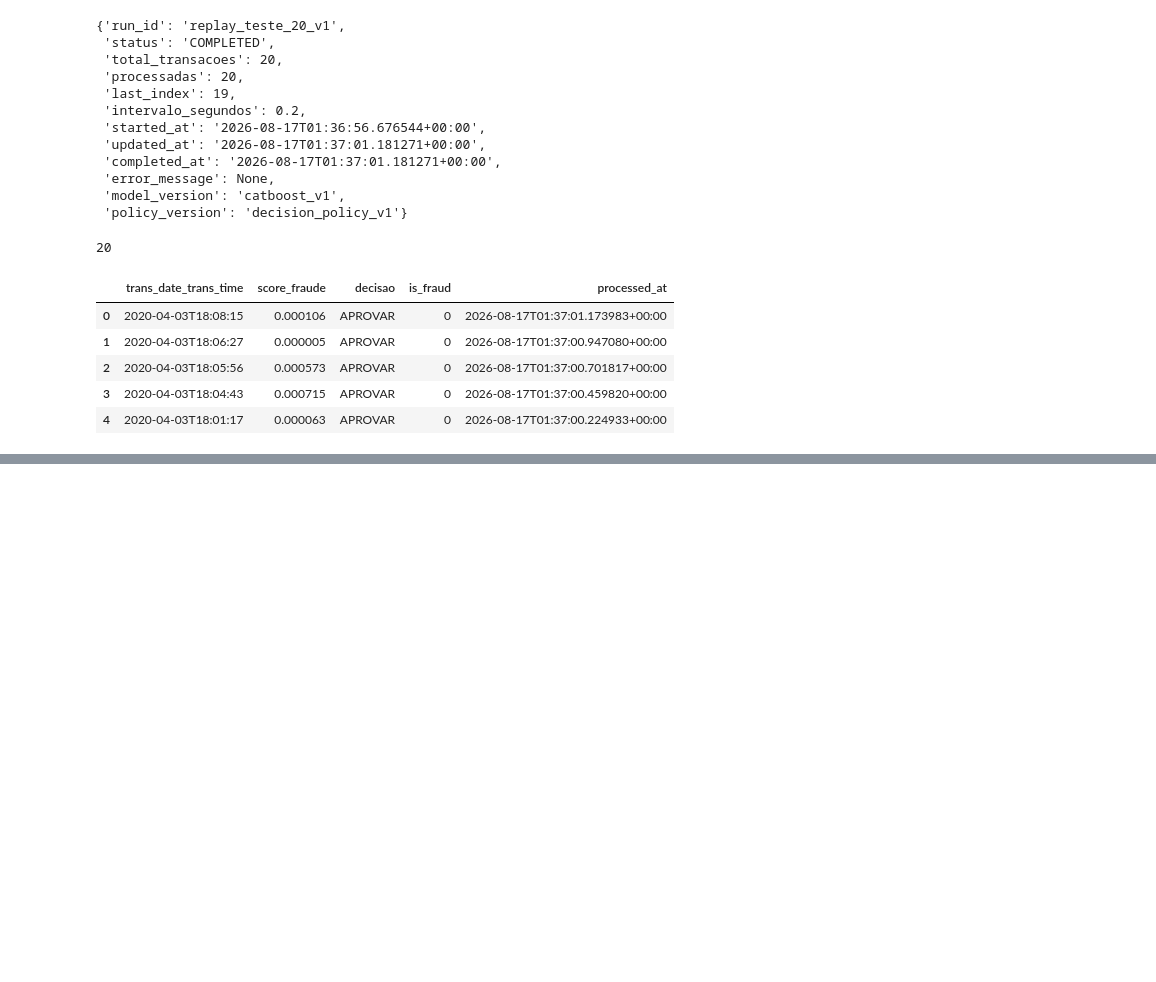
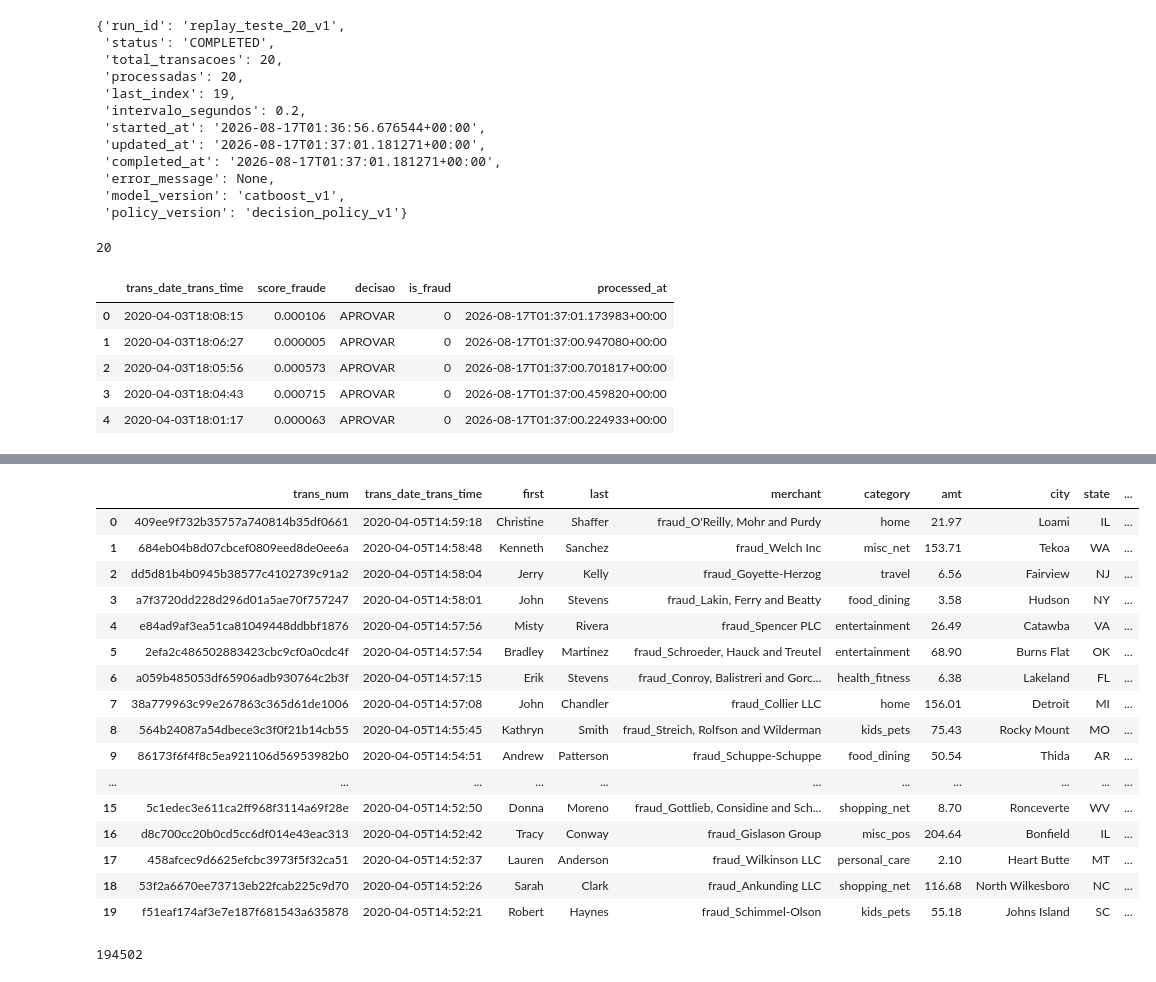
Before and after one commit to lucao-py/ccard_fraud_ml, a Jupyter notebook: notebooks/09. Replay Temporal.ipynb, the cells around one changed output, grey strips where cells are left out. Drawn from its saved outputs; the diff is of its cells as text; code cells hidden in the pictures; blank space fills up the shorter version.

Commit message:
create dashboard

```diff
--- a/notebooks/09. Replay Temporal.ipynb
+++ b/notebooks/09. Replay Temporal.ipynb
@@ -169,0 +313,36 @@ pd.DataFrame(
+# %%
+from src.dashboard_queries import (
+    carregar_snapshot_dashboard
+)
+
+snapshot = carregar_snapshot_dashboard(
+    "replay_completo_enriquecido_v1"
+)
+# %%
+pd.DataFrame(
+    snapshot[
+        "transacoes_recentes"
+    ]
+)
+# %% [output]
+|  | trans_num | trans_date_trans_time | first | last | merchant | category | amt | city | state | ... |
+| 0 | 409ee9f732b35757a740814b35df0661 | 2020-04-05T14:59:18 | Christine | Shaffer | fraud_O'Reilly, Mohr and Purdy | home | 21.97 | Loami | IL | ... |
+| 1 | 684eb04b8d07cbcef0809eed8de0ee6a | 2020-04-05T14:58:48 | Kenneth | Sanchez | fraud_Welch Inc | misc_net | 153.71 | Tekoa | WA | ... |
+| 2 | dd5d81b4b0945b38577c4102739c91a2 | 2020-04-05T14:58:04 | Jerry | Kelly | fraud_Goyette-Herzog | travel | 6.56 | Fairview | NJ | ... |
+| 3 | a7f3720dd228d296d01a5ae70f757247 | 2020-04-05T14:58:01 | John | Stevens | fraud_Lakin, Ferry and Beatty | food_dining | 3.58 | Hudson | NY | ... |
+| 4 | e84ad9af3ea51ca81049448ddbbf1876 | 2020-04-05T14:57:56 | Misty | Rivera | fraud_Spencer PLC | entertainment | 26.49 | Catawba | VA | ... |
+| 5 | 2efa2c486502883423cbc9cf0a0cdc4f | 2020-04-05T14:57:54 | Bradley | Martinez | fraud_Schroeder, Hauck and Treutel | entertainment | 68.90 | Burns Flat | OK | ... |
+| 6 | a059b485053df65906adb930764c2b3f | 2020-04-05T14:57:15 | Erik | Stevens | fraud_Conroy, Balistreri and Gorc... | health_fitness | 6.38 | Lakeland | FL | ... |
+| 7 | 38a779963c99e267863c365d61de1006 | 2020-04-05T14:57:08 | John | Chandler | fraud_Collier LLC | home | 156.01 | Detroit | MI | ... |
+| 8 | 564b24087a54dbece3c3f0f21b14cb55 | 2020-04-05T14:55:45 | Kathryn | Smith | fraud_Streich, Rolfson and Wilderman | kids_pets | 75.43 | Rocky Mount | MO | ... |
+| 9 | 86173f6f4f8c5ea921106d56953982b0 | 2020-04-05T14:54:51 | Andrew | Patterson | fraud_Schuppe-Schuppe | food_dining | 50.54 | Thida | AR | ... |
+| ... | ... | ... | ... | ... | ... | ... | ... | ... | ... | ... |
+| 15 | 5c1edec3e611ca2ff968f3114a69f28e | 2020-04-05T14:52:50 | Donna | Moreno | fraud_Gottlieb, Considine and Sch... | shopping_net | 8.70 | Ronceverte | WV | ... |
+| 16 | d8c700cc20b0cd5cc6df014e43eac313 | 2020-04-05T14:52:42 | Tracy | Conway | fraud_Gislason Group | misc_pos | 204.64 | Bonfield | IL | ... |
+| 17 | 458afcec9d6625efcbc3973f5f32ca51 | 2020-04-05T14:52:37 | Lauren | Anderson | fraud_Wilkinson LLC | personal_care | 2.10 | Heart Butte | MT | ... |
+| 18 | 53f2a6670ee73713eb22fcab225c9d70 | 2020-04-05T14:52:26 | Sarah | Clark | fraud_Ankunding LLC | shopping_net | 116.68 | North Wilkesboro | NC | ... |
+| 19 | f51eaf174af3e7e187f681543a635878 | 2020-04-05T14:52:21 | Robert | Haynes | fraud_Schimmel-Olson | kids_pets | 55.18 | Johns Island | SC | ... |
+# %%
+print(len(df_teste))
+# %% [output]
+194502
```
Also changed, not shown: parts of 17 cells of this notebook, 9 other files.
